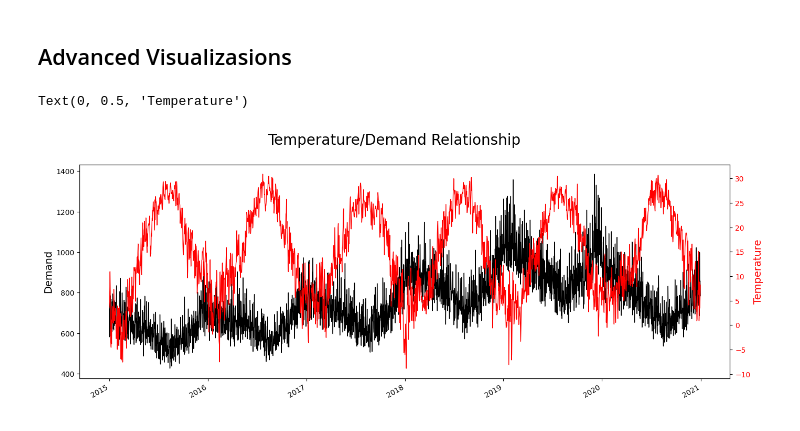
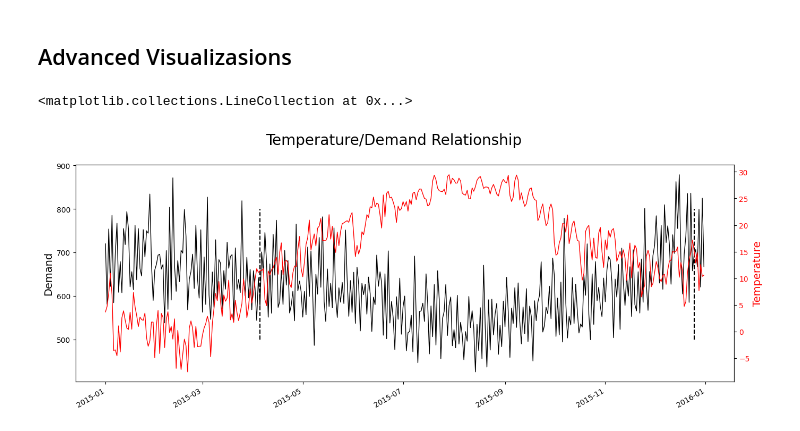
Before and after one commit to mrcruz117/EDA_Template, a Jupyter notebook: EDA_Template.ipynb, the cells around one changed output. Saved outputs shown, nothing was run; the diff lists cells and outputs as text; code cells hidden in the pictures.

Commit message:
event plots

```diff
--- a/EDA_Template.ipynb
+++ b/EDA_Template.ipynb
@@ -86,33 +86,37 @@ month_plot(month_start_resample);
 # %% [markdown]
 ## Advanced Visualizasions
 # %%
-df_plot = df
+df_plot = df.loc['2015-01-01' : '2015-12-31']
 
 temp_color = 'red'
 y_color = 'black'
 
 # plot
 fig, ax1 = plt.subplots(
     figsize=(16, 6)
 )
 ax2 = ax1.twinx()
 
 # add data
 ax1.plot(df_plot.index, df_plot.y, color=y_color, lw = 1)
 ax2.plot(df_plot.index, df_plot.Temperature, color=temp_color, lw = 1)
 
 # Title and dates
 fig.suptitle("Temperature/Demand Relationship", fontsize=20)
 fig.autofmt_xdate()
 
 # 1st axis
 ax1.set_label('Date')
 ax1.tick_params(axis='y', labelcolor=y_color)
 ax1.set_ylabel("Demand", color=y_color, fontsize=14)
 
 # 2nd axis
 ax2.tick_params(axis='y', labelcolor=temp_color)
 ax2.set_ylabel("Temperature", color=temp_color, fontsize=14)
+
+# events
+events = df_plot[(df_plot.Easter == 1) | (df_plot.Christmas == 1)].index
+ax1.vlines(x = events, ymin = 500, ymax = 800, color = 'k', ls = '--')
 # %% [output]
-Text(0, 0.5, 'Temperature')
+<matplotlib.collections.LineCollection at 0x...>
-[figure, old version]
+[figure, new version]
```
